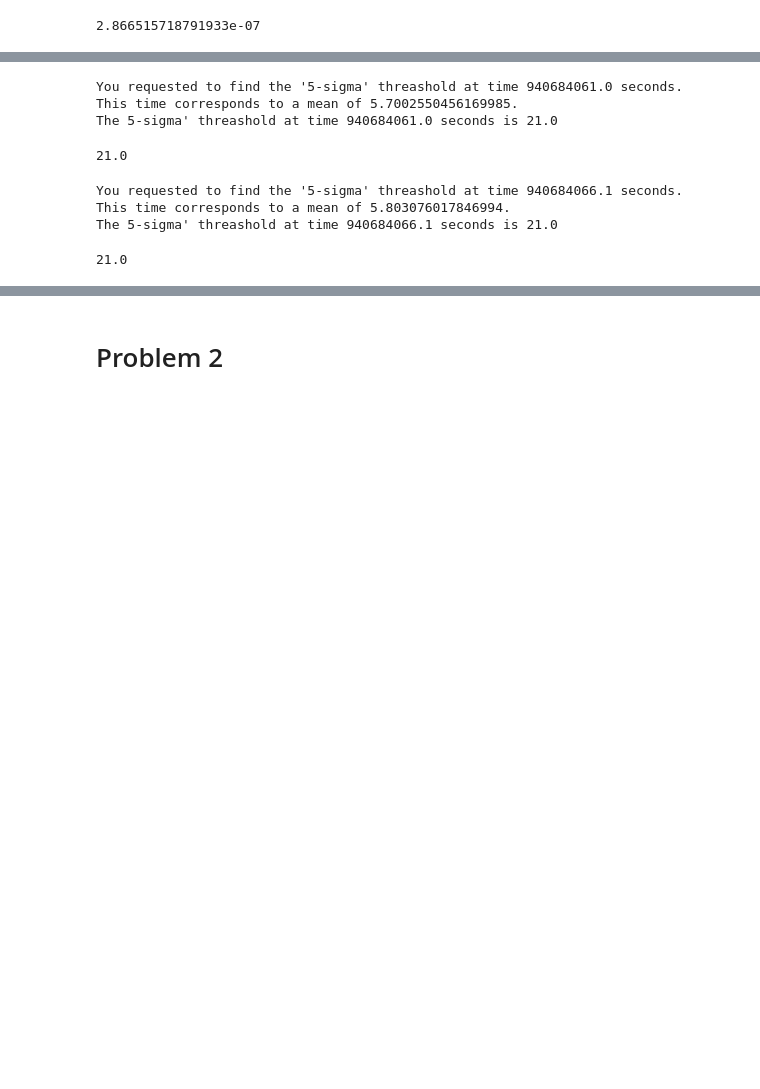
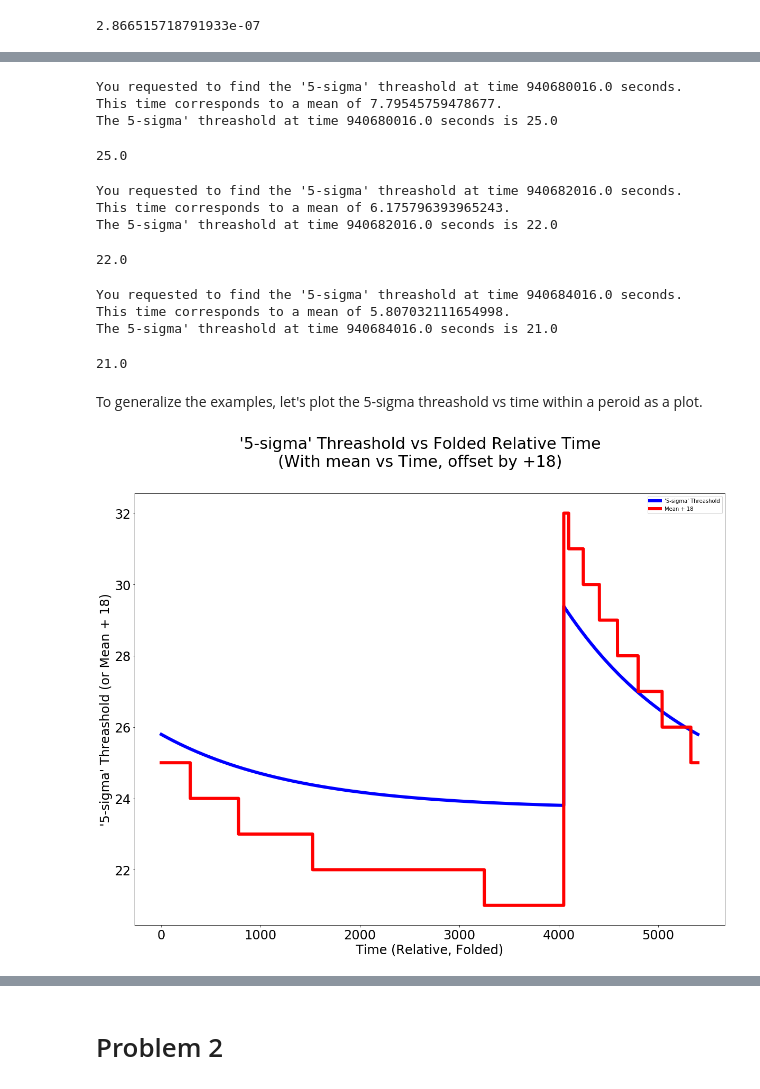
Before and after one commit to John-ZH/PHYS-343-Lab, a Jupyter notebook: John_Zhuang_Lab04.ipynb, the cells around one changed output, grey strips where cells are left out. Drawn from its saved outputs; the diff is of its cells as text; code cells hidden in the pictures; blank space fills up the shorter version.

```diff
--- a/John_Zhuang_Lab04.ipynb
+++ b/John_Zhuang_Lab04.ipynb
@@ -736,12 +717,3 @@ def find_5_sigma(i):
     threashold = stats.poisson.isf(sigma_5, mu = mean, loc = 0)
     print("The 5-sigma' threashold at time " + str(i * 0.1 + data[0,0]) + " seconds is " + str(threashold))
     return threashold
-# %%
-def find_5_sigma(i):
-    #print("You requested to find the '5-sigma' threashold at time " + str(i * 0.1 + data[0,0]) + ' seconds.')
-    mean = mean_fit(i * 0.1)
-    return mean
-    #print("This time corresponds to a mean of " + str(mean) + '.')
-    #threashold = stats.poisson.isf(sigma_5, mu = mean, loc = 0)
-    #print("The 5-sigma' threashold at time " + str(i * 0.1 + data[0,0]) + " seconds is " + str(threashold))
-    #return threashold
@@ -753,14 +722,41 @@ plt.plot(data[0,0:54000], find_5_sigma(np.arange(0,54000)))
 # %%
-find_5_sigma(40450)
+find_5_sigma(0)
 # %% [output]
-You requested to find the '5-sigma' threashold at time 940684061.0 seconds.
-This time corresponds to a mean of 5.7002550456169985.
-The 5-sigma' threashold at time 940684061.0 seconds is 21.0
+You requested to find the '5-sigma' threashold at time 940680016.0 seconds.
+This time corresponds to a mean of 7.79545759478677.
+The 5-sigma' threashold at time 940680016.0 seconds is 25.0
-21.0
+25.0
 # %%
-find_5_sigma(40501)
+find_5_sigma(20000)
 # %% [output]
-You requested to find the '5-sigma' threashold at time 940684066.1 seconds.
-This time corresponds to a mean of 5.803076017846994.
-The 5-sigma' threashold at time 940684066.1 seconds is 21.0
+You requested to find the '5-sigma' threashold at time 940682016.0 seconds.
+This time corresponds to a mean of 6.175796393965243.
+The 5-sigma' threashold at time 940682016.0 seconds is 22.0
-21.0
+22.0
+# %%
+find_5_sigma(40000)
+# %% [output]
+You requested to find the '5-sigma' threashold at time 940684016.0 seconds.
+This time corresponds to a mean of 5.807032111654998.
+The 5-sigma' threashold at time 940684016.0 seconds is 21.0
+21.0
+# %% [markdown]
+To generalize the examples, let's plot the 5-sigma threashold vs time within a peroid as a plot.
+# %%
+# redefine the function, without unnessesary prints
+def find_5_sigma(i):
+    mean = mean_fit(i * 0.1)
+    threashold = stats.poisson.isf(sigma_5, mu = mean, loc = 0)
+    return threashold
+# %%
+plt.suptitle("'5-sigma' Threashold vs Folded Relative Time\n(With mean vs Time, offset by +18)", fontsize = 30)
+plt.xlabel('Time (Relative, Folded)', fontsize = 24)
+plt.ylabel("'5-sigma' Threashold (or Mean + 18)", fontsize = 24)
+plt.tick_params(labelsize = 24)
+x = time_fold[0:54000]
+plt.plot(x, mean_fit(x) + 18, color = 'blue', linewidth = 6, label = "'5-sigma' Threashold")
+plt.plot(x, find_5_sigma(x * 10), color = 'red', linewidth = 6, label = "Mean + 18")
+plt.legend()
+plt.show()
+# %% [output]
+[figure, added]
```
Also changed, not shown: parts of 22 cells of this notebook.
